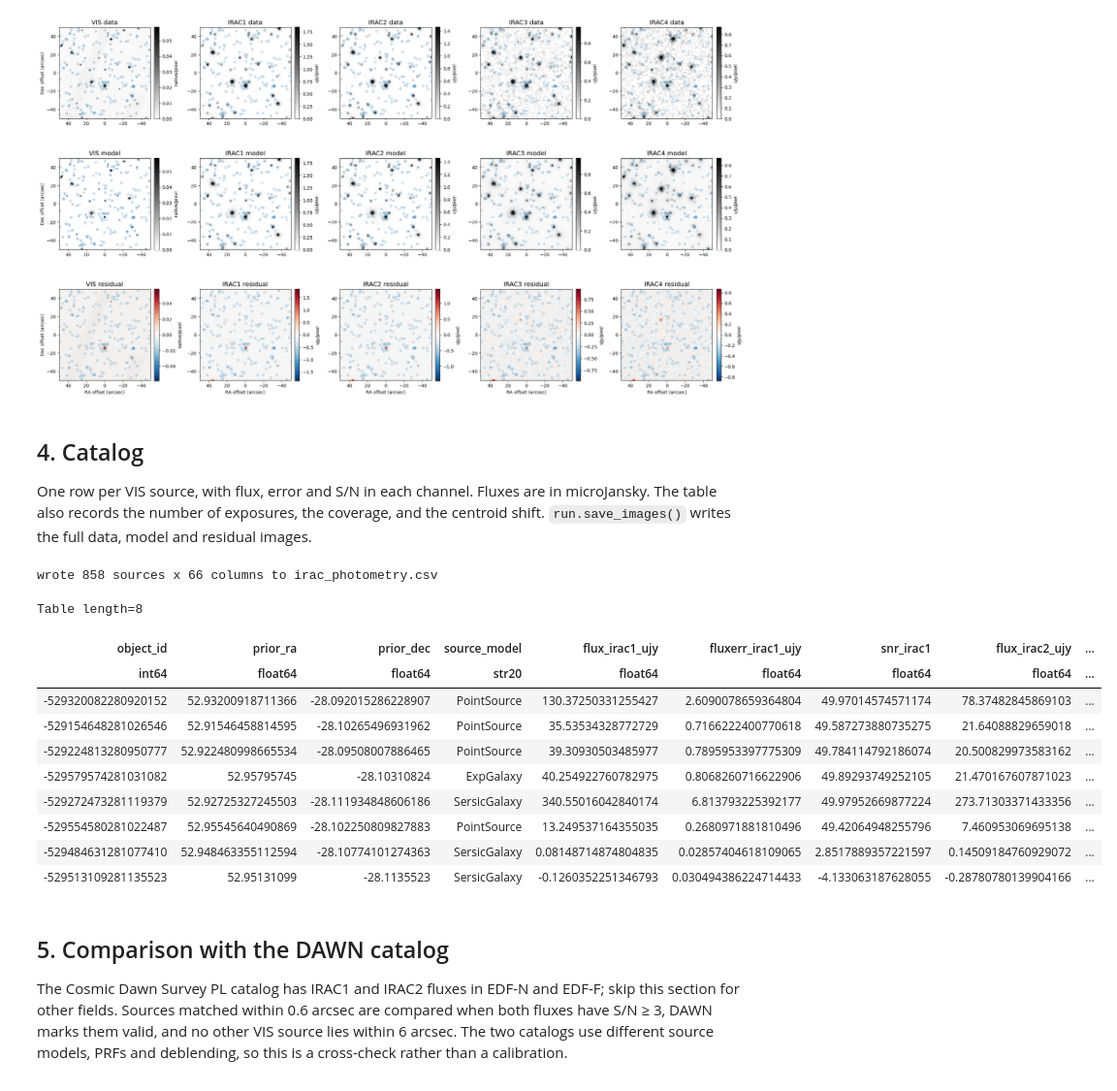
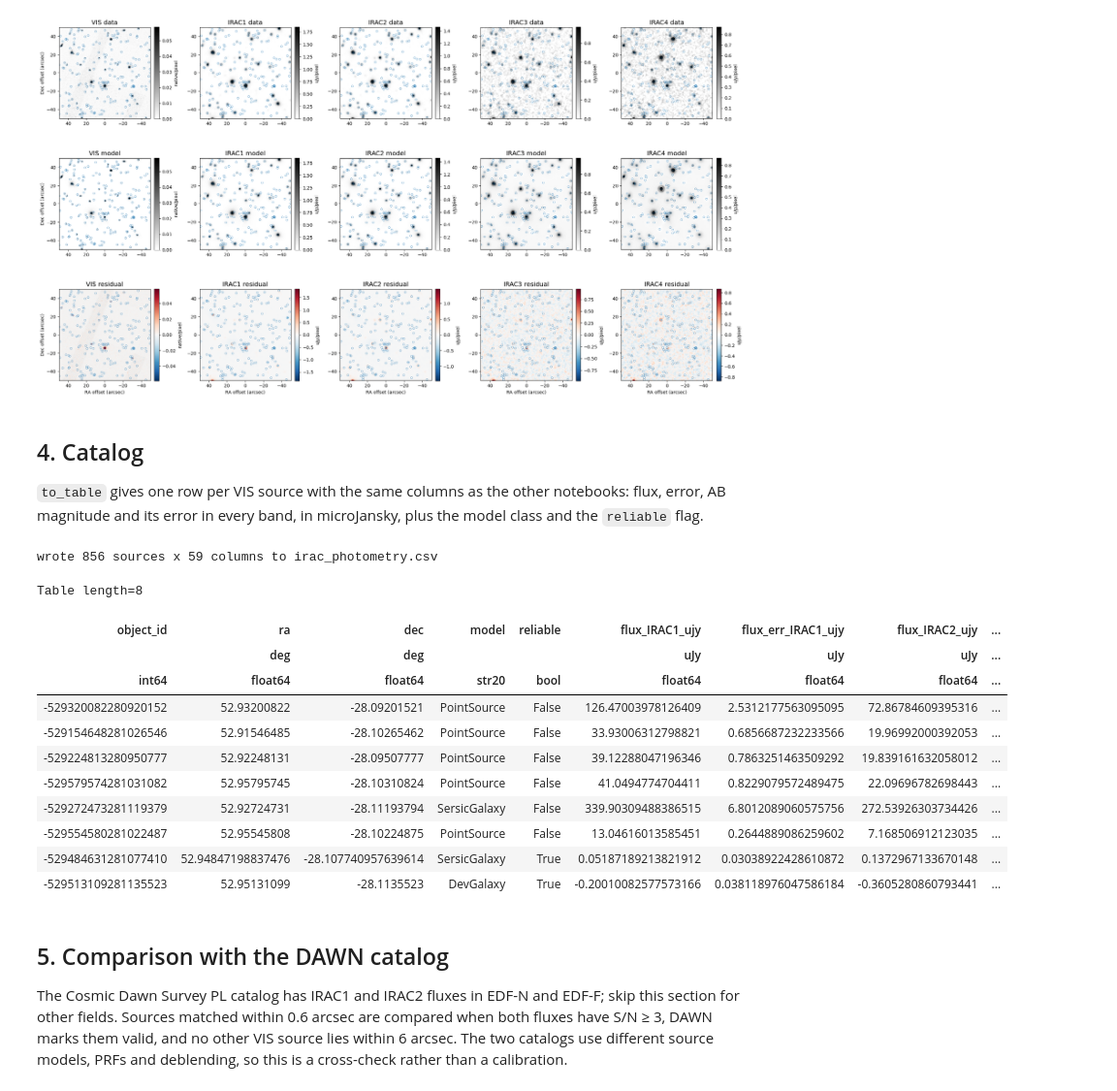
Before and after one commit to NimaChartab/euclid-forced-photometry, a Jupyter notebook: notebooks/04_irac_forced_photometry.ipynb, the cells around one changed output. Shown at 97% size. Cells and saved outputs as stored; diff of their text form; code cells hidden in the pictures.

```diff
--- a/notebooks/04_irac_forced_photometry.ipynb
+++ b/notebooks/04_irac_forced_photometry.ipynb
@@ -96,11 +92,12 @@ settings reloads the result; `force_refit=True` fits again.
 # %%
-run = ep.run_irac_photometry(
-    RUN_NAME, TARGET_RA, TARGET_DEC, SIZE_ARCSEC,
-    channels=CHANNELS, wise_bands=WISE_BANDS, mosaic_backend=MOSAIC_BACKEND,
-    data_root=IRAC_DIR, n_workers=N_WORKERS,
+result = ep.run_forced_photometry(
+    TARGET_RA, TARGET_DEC, SIZE_ARCSEC,
+    prior={"band": "VIS", "objects": "mer", "model_selection": "tree"},
+    target_bands={"euclid": (), "wise": WISE_BANDS, "irac": CHANNELS},
+    irac_options={"mosaic_backend": MOSAIC_BACKEND},
+    psf_product="grid", persource_psf=True, mask_bright_stars=True,
+    calibrate_errors=False, data_dir=DATA_DIR, n_workers=N_WORKERS,
 )
-catalog = run.to_table()
-print(f"{len(catalog)} VIS sources")
-for channel, result in run.channels.items():
-    print(f"  {channel}: {'reloaded' if result.cache_hit else 'fitted'}")
+catalog = result.to_table()
+print(f"\n{len(catalog)} VIS sources")
 # %% [output]
@@ -122,38 +128,37 @@ IRAC4: reloaded from cache
 The central 100 arcsec. Data and model share one brightness scale per band,
 and the residual uses the same scale. Circles mark the VIS sources.
 # %%
-irac.viz.show_fit(run, CHANNELS, size_arcsec=100.0)
+ep.viz.show_fit(result, ("VIS", *CHANNELS), size_arcsec=100.0)
 plt.show()
 # %% [output]
 [figure]
 # %% [markdown]
 ## 4. Catalog
 
-One row per VIS source, with flux, error and S/N in each channel. Fluxes
-are in microJansky. The table also records the number of exposures, the
-coverage, and the centroid shift. `run.save_images()` writes the full data,
-model and residual images.
+`to_table` gives one row per VIS source with the same columns as the
+other notebooks: flux, error, AB magnitude and its error in every band,
+in microJansky, plus the model class and the `reliable` flag.
 # %%
-cols = ["object_id", "prior_ra", "prior_dec", "source_model"]
-for channel in CHANNELS:
-    key = channel.lower()
-    cols += [f"flux_{key}_ujy", f"fluxerr_{key}_ujy", f"snr_{key}"]
+cols = ["object_id", "ra", "dec", "model", "reliable"]
+for band in CHANNELS:
+    cols += [f"flux_{band}_ujy", f"flux_err_{band}_ujy"]
 catalog.write("irac_photometry.csv", overwrite=True)
 print(f"wrote {len(catalog)} sources x {len(catalog.colnames)} columns to irac_photometry.csv")
 catalog[cols][:8]
 # %% [output]
-wrote 858 sources x 66 columns to irac_photometry.csv
+wrote 856 sources x 59 columns to irac_photometry.csv
 Table length=8
-| object_id | prior_ra | prior_dec | source_model | flux_irac1_ujy | fluxerr_irac1_ujy | snr_irac1 | flux_irac2_ujy | ... |
-| int64 | float64 | float64 | str20 | float64 | float64 | float64 | float64 | ... |
-| -529320082280920152 | 52.93200918711366 | -28.092015286228907 | PointSource | 130.37250331255427 | 2.6090078659364804 | 49.97014574571174 | 78.37482845869103 | ... |
-| -529154648281026546 | 52.91546458814595 | -28.10265496931962 | PointSource | 35.53534328772729 | 0.7166222400770618 | 49.587273880735275 | 21.64088829659018 | ... |
-| -529224813280950777 | 52.922480998665534 | -28.09508007886465 | PointSource | 39.30930503485977 | 0.7895953397775309 | 49.784114792186074 | 20.500829973583162 | ... |
-| -529579574281031082 | 52.95795745 | -28.10310824 | ExpGalaxy | 40.254922760782975 | 0.8068260716622906 | 49.89293749252105 | 21.470167607871023 | ... |
-| -529272473281119379 | 52.92725327245503 | -28.111934848606186 | SersicGalaxy | 340.55016042840174 | 6.813793225392177 | 49.97952669877224 | 273.71303371433356 | ... |
-| -529554580281022487 | 52.95545640490869 | -28.102250809827883 | PointSource | 13.249537164355035 | 0.2680971881810496 | 49.42064948255796 | 7.460953069695138 | ... |
-| -529484631281077410 | 52.948463355112594 | -28.10774101274363 | SersicGalaxy | 0.08148714874804835 | 0.02857404618109065 | 2.8517889357221597 | 0.14509184760929072 | ... |
-| -529513109281135523 | 52.95131099 | -28.1135523 | SersicGalaxy | -0.1260352251346793 | 0.030494386224714433 | -4.133063187628055 | -0.28780780139904166 | ... |
+| object_id | ra | dec | model | reliable | flux_IRAC1_ujy | flux_err_IRAC1_ujy | flux_IRAC2_ujy | ... |
+|  | deg | deg |  |  | uJy | uJy | uJy | ... |
+| int64 | float64 | float64 | str20 | bool | float64 | float64 | float64 | ... |
+| -529320082280920152 | 52.93200822 | -28.09201521 | PointSource | False | 126.47003978126409 | 2.5312177563095095 | 72.86784609395316 | ... |
+| -529154648281026546 | 52.91546485 | -28.10265462 | PointSource | False | 33.93006312798821 | 0.6856687232233566 | 19.96992000392053 | ... |
+| -529224813280950777 | 52.92248131 | -28.09507777 | PointSource | False | 39.12288047196346 | 0.7863251463509292 | 19.839161632058012 | ... |
+| -529579574281031082 | 52.95795745 | -28.10310824 | PointSource | False | 41.0494774704411 | 0.8229079572489475 | 22.09696782698443 | ... |
+| -529272473281119379 | 52.92724731 | -28.11193794 | SersicGalaxy | False | 339.90309488386515 | 6.8012089060575756 | 272.53926303734426 | ... |
+| -529554580281022487 | 52.95545808 | -28.10224875 | PointSource | False | 13.04616013585451 | 0.2644889086259602 | 7.168506912123035 | ... |
+| -529484631281077410 | 52.94847198837476 | -28.107740957639614 | SersicGalaxy | True | 0.05187189213821912 | 0.03038922428610872 | 0.1372967133670148 | ... |
+| -529513109281135523 | 52.95131099 | -28.1135523 | DevGalaxy | True | -0.20010082577573166 | 0.038118976047586184 | -0.3605280860793441 | ... |
 # %% [markdown]
 ## 5. Comparison with the DAWN catalog
 
```
Also changed, not shown: parts of 10 cells of this notebook, 23 other files.
